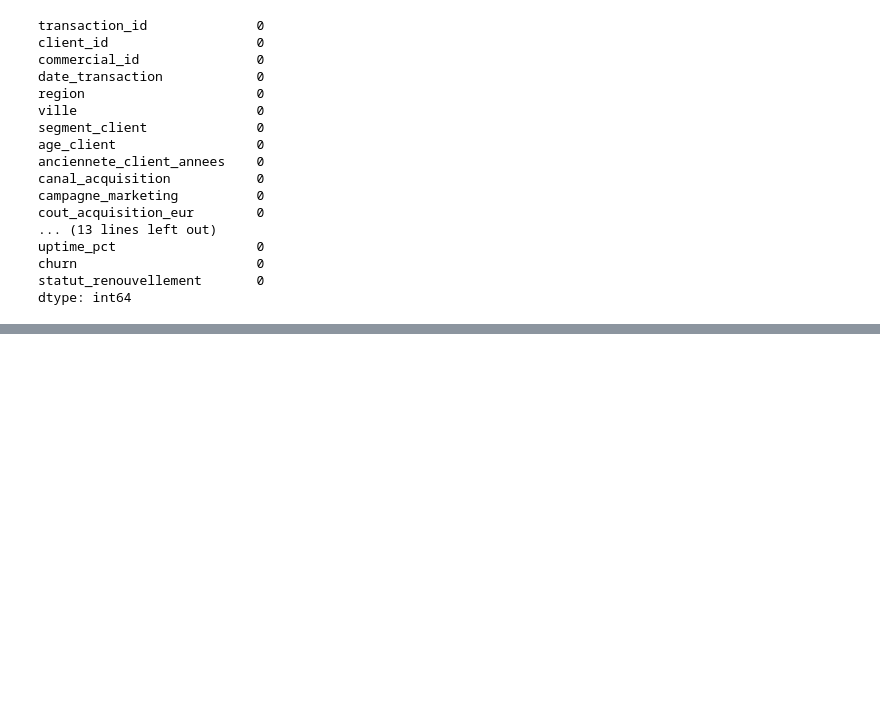
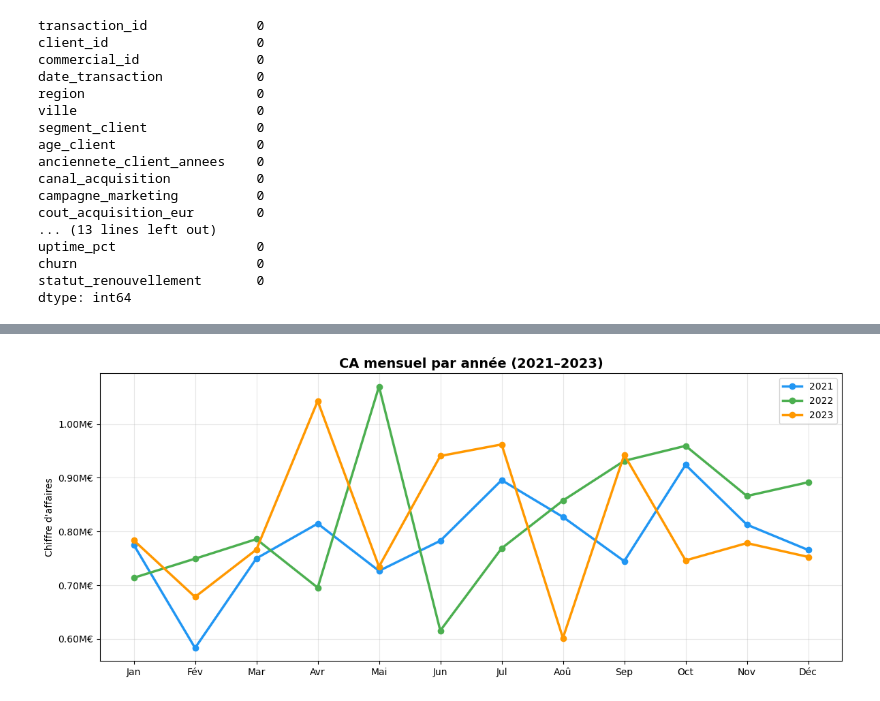
Before and after one commit to bengalybakary225/Analyse-des-ventes-B2B, a Jupyter notebook: Analyse.ipynb, the cells around one changed output, grey strips where cells are left out. Cells and saved outputs as stored; diff of their text form; code cells hidden in the pictures; blank space fills up the shorter version.

```diff
--- a/Analyse.ipynb
+++ b/Analyse.ipynb
@@ -104,0 +288,28 @@ dtype: int64
+# %%
+ca_annee_mois = data_frame.groupby(['annee', 'mois'])['montant_net_eur'].sum().reset_index()
+
+# Labels et couleurs
+mois_labels = ['Jan','Fév','Mar','Avr','Mai','Jun','Jul','Aoû','Sep','Oct','Nov','Déc']
+colors = ['#2196F3', '#4CAF50', '#FF9800']
+
+# Graphique
+fig, ax = plt.subplots(figsize=(12, 5))
+ax.set_title("CA mensuel par année (2021–2023)", fontsize=14, fontweight='bold')
+
+for i, annee in enumerate([2021, 2022, 2023]):
+    data = ca_annee_mois[ca_annee_mois['annee'] == annee]
+    ax.plot(data['mois'], data['montant_net_eur'],
+            marker='o', label=str(annee),
+            color=colors[i], linewidth=2.5)
+
+ax.set_xticks(range(1, 13))
+ax.set_xticklabels(mois_labels)
+ax.yaxis.set_major_formatter(mticker.FuncFormatter(lambda x, _: f'{x/1e6:.2f}M€'))
+ax.legend()
+ax.grid(True, alpha=0.3)
+ax.set_ylabel("Chiffre d'affaires")
+
+plt.tight_layout()
+plt.show()
+# %% [output]
+[figure, added]
```
Also changed, not shown: parts of 10 cells of this notebook, 1 other file.
